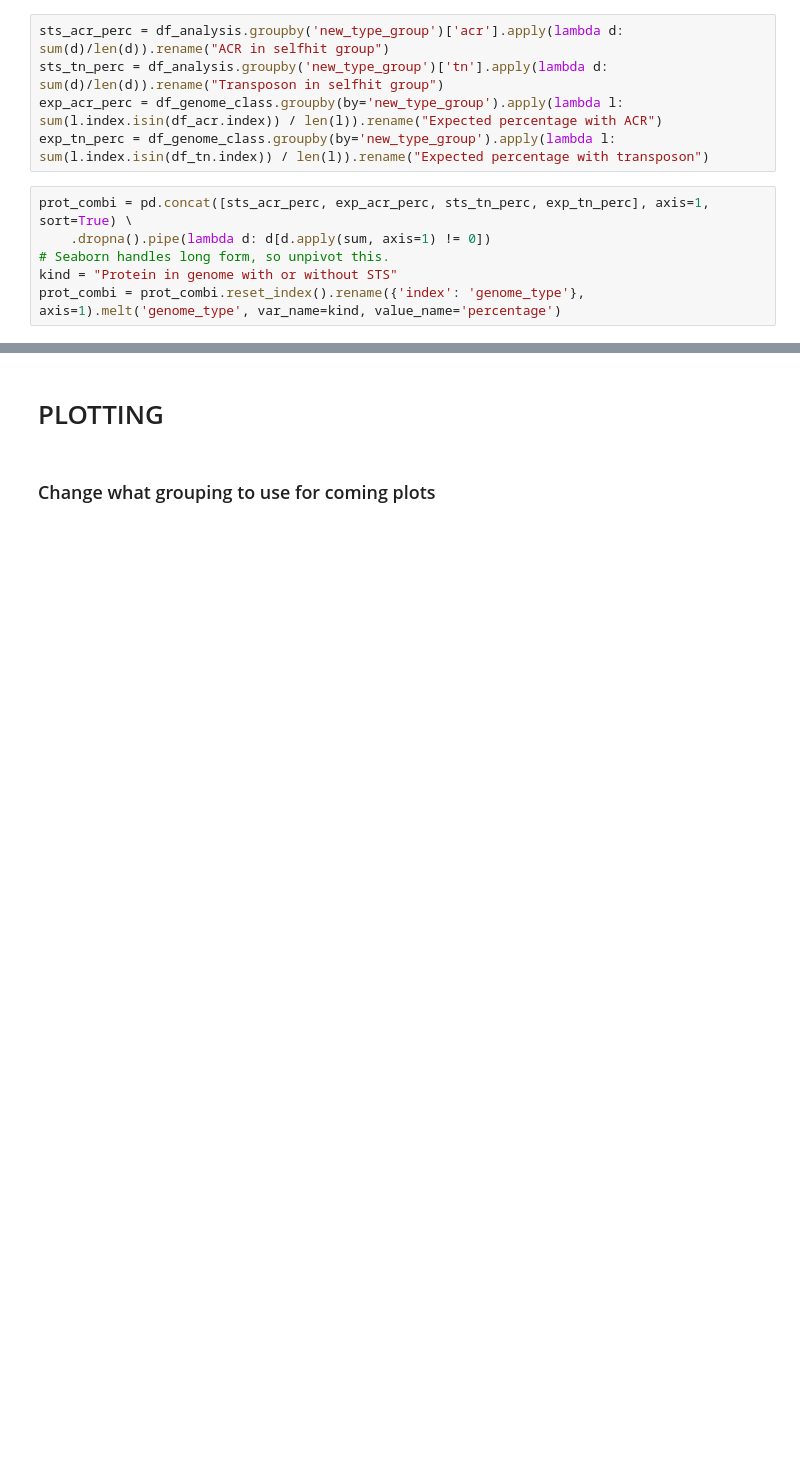
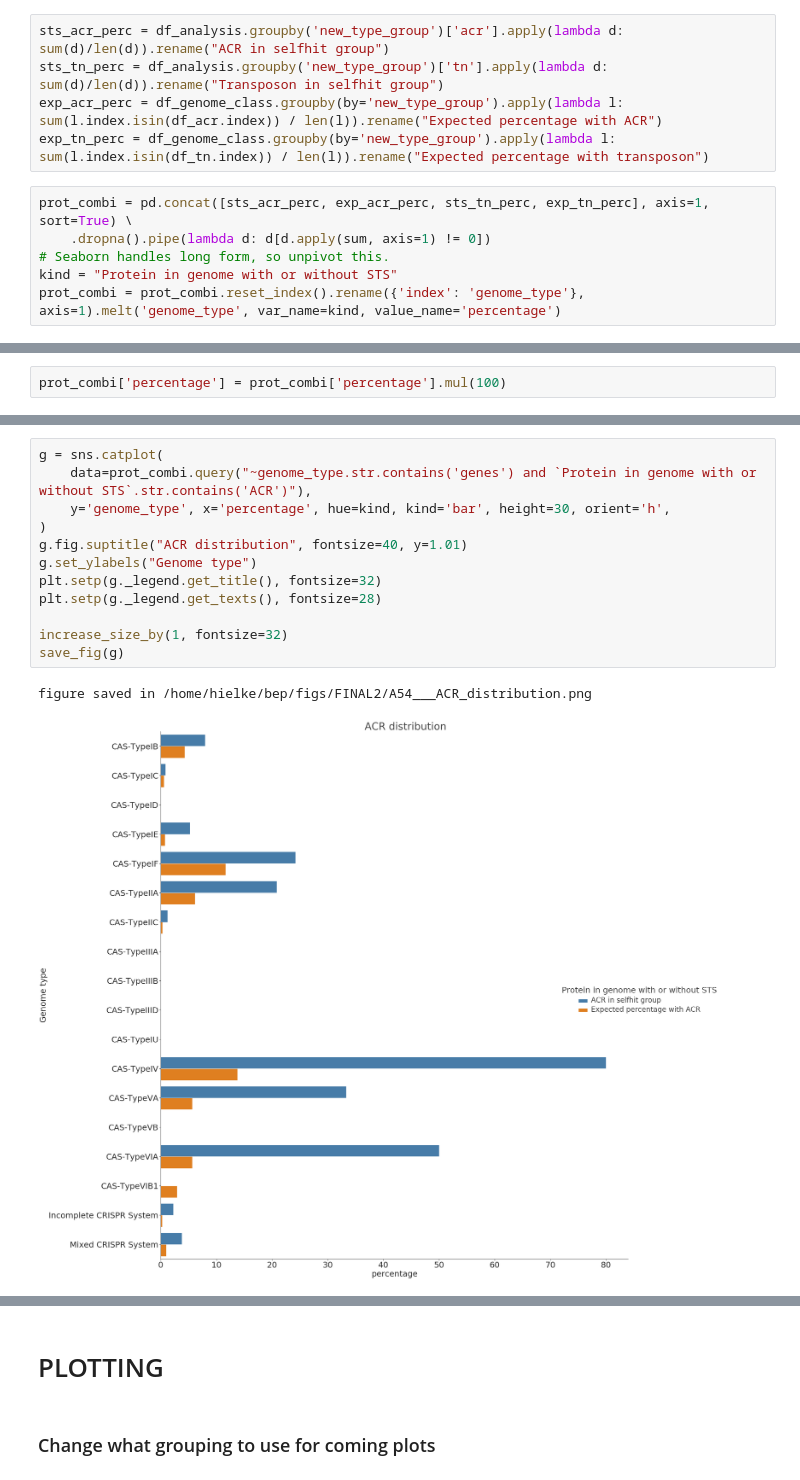
Before and after one commit to hwalinga/self-targeting-spacers-notebooks, a Jupyter notebook: main.ipynb, the cells around one changed output, grey strips where cells are left out. Saved outputs shown, nothing was run; the diff lists cells and outputs as text; blank space fills up the shorter version.

Commit message:
Better Tn/ACR plots

```diff
--- a/main.ipynb
+++ b/main.ipynb
@@ -757,0 +772,2 @@ prot_combi
+# %%
+prot_combi['percentage'] = prot_combi['percentage'].mul(100)
@@ -769 +786,16 @@ figure saved in /home/hielke/bep/figs/FINAL2/A1___ACR|Transposon_distribution.pn
 [figure]
+# %%
+g = sns.catplot(
+    data=prot_combi.query("~genome_type.str.contains('genes') and `Protein in genome with or without STS`.str.contains('ACR')"),
+    y='genome_type', x='percentage', hue=kind, kind='bar', height=30, orient='h',
+)
+g.fig.suptitle("ACR distribution", fontsize=40, y=1.01)
+g.set_ylabels("Genome type")
+plt.setp(g._legend.get_title(), fontsize=32)
+plt.setp(g._legend.get_texts(), fontsize=28)
+
+increase_size_by(1, fontsize=32)
+save_fig(g)
+# %% [output]
+figure saved in /home/hielke/bep/figs/FINAL2/A54___ACR_distribution.png
+[figure, added]
```
Also changed, not shown: parts of 7 cells of this notebook.
